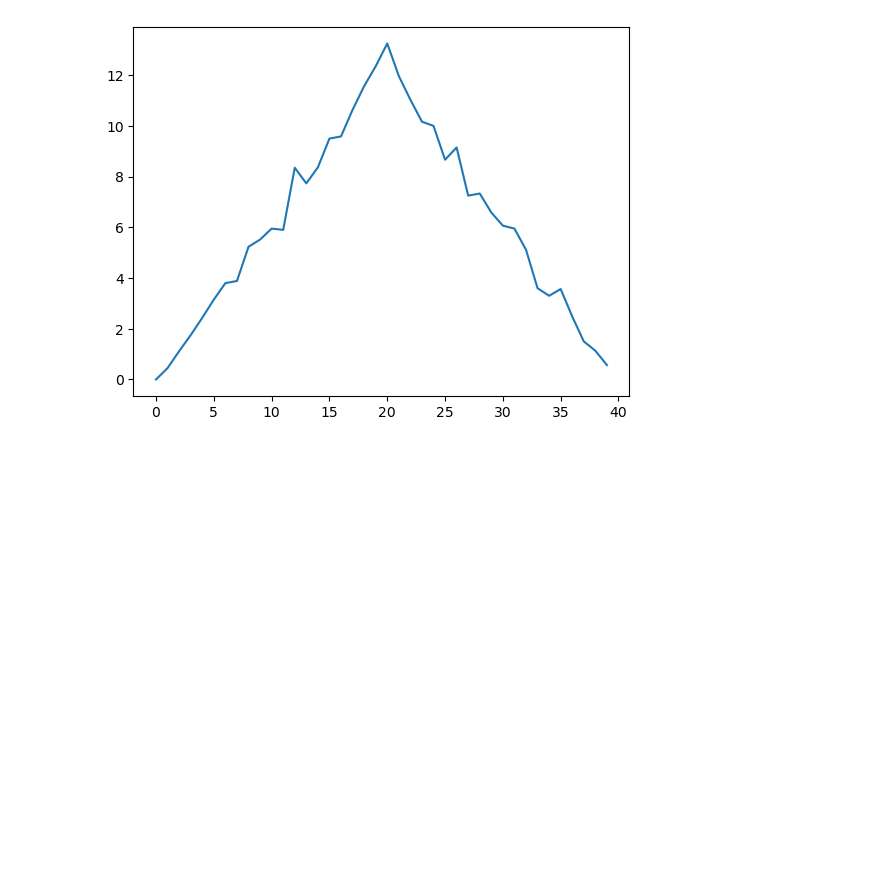
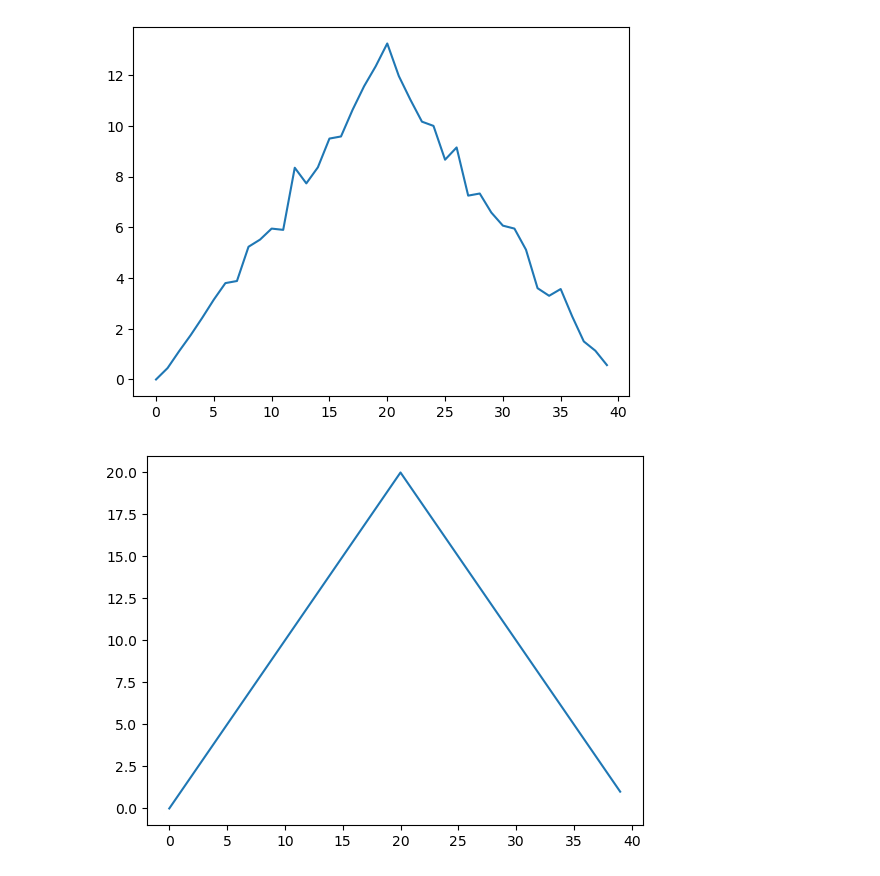
Before and after one commit to 4TUResearchData-Carpentries/workshop_notes, a Jupyter notebook: python_day1.ipynb, the cells around one changed output. Drawn from its saved outputs; the diff is of its cells as text; code cells hidden in the pictures; blank space fills up the shorter version.

```diff
--- a/python_day1.ipynb
+++ b/python_day1.ipynb
@@ -303,4 +303,6 @@ mean_plot = matplotlib.pyplot.plot(mean_inflammation) # previous variable called
 # %%
 # max and min of the patients value
 import matplotlib.pyplot as plt
-max_plot = plt.plot(numpy.max
+max_plot = plt.plot(numpy.amax(data, axis =0))
+# %% [output]
+[figure, added]
```
Also changed, not shown: parts of 1 cell of this notebook.
